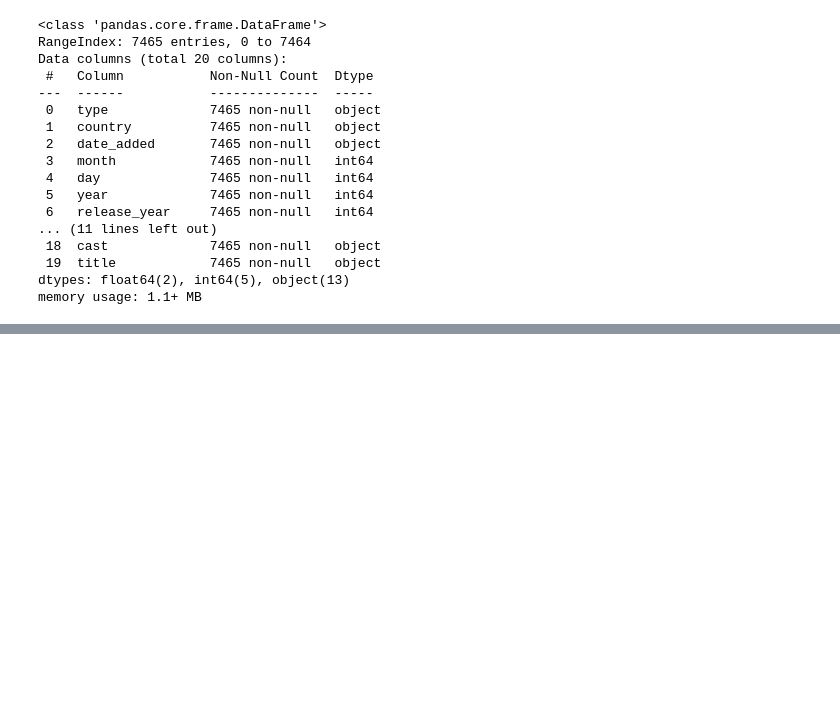
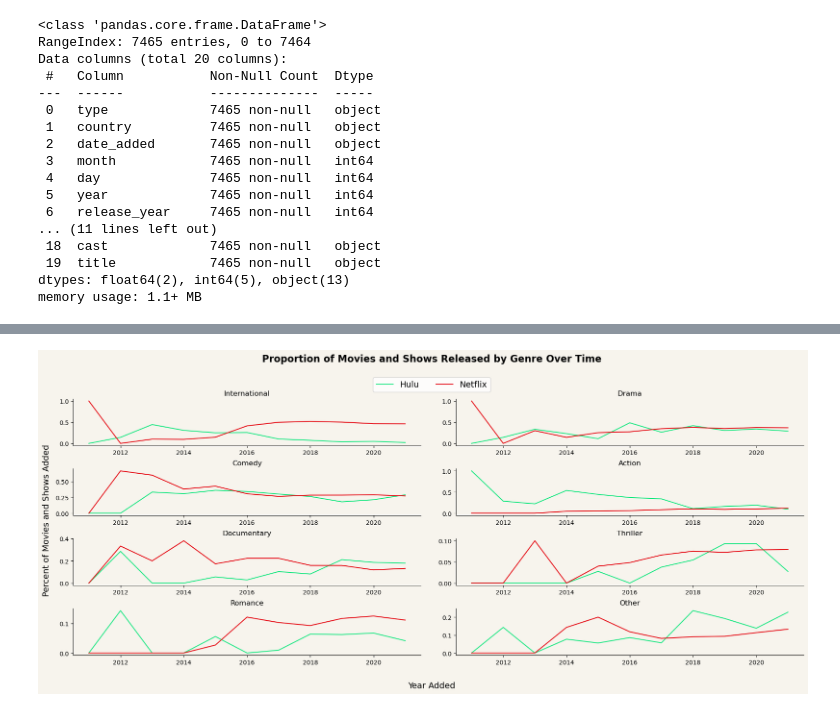
Before and after one commit to RickyMiura/Netflix-Hulu-EDA, a Jupyter notebook: ricky_eda.ipynb, the cells around one changed output, grey strips where cells are left out. Saved outputs shown, nothing was run; the diff lists cells and outputs as text; code cells hidden in the pictures; blank space fills up the shorter version.

```diff
--- a/ricky_eda.ipynb
+++ b/ricky_eda.ipynb
@@ -74,6 +94,6 @@ genre_counts
 # %%
 genre_counts = {}
-for row in shows_df.iterrows():
+for row in df_netflix.iterrows():
     lst = row[1]['listed_in'].split(',')
     for genre in lst:
         genre = genre.strip()
@@ -233,0 +174,44 @@ Name: count, dtype: int64
+# %%
+def get_genre(genre):
+    if genre=='international':
+        return 'International'
+    elif genre=='drama':
+        return 'Drama'
+    elif genre=='comed':
+        return 'Comedy'
+    elif genre=='action':
+        return 'Action'
+    elif genre=='docu':
+        return 'Documentary'
+    elif genre=='thriller':
+        return 'Thriller'
+    elif genre=='roman':
+        return 'Romance'
+    elif genre=='other':
+        return 'Other'
+# %%
+fig, ax = plt.subplots(figsize=(20,8), nrows=4, ncols=2)
+ax_ind = [[0,0], [0,1], [1,0], [1,1], [2,0], [2,1], [3,0], [3,1]]
+genre_list = ['international', 'drama', 'comed', 'action', 'docu', 'thriller', 'roman', 'other']
+for ind, genre in zip(ax_ind, genre_list):
+    hulu_grouped = hulu_genres_df.groupby('year')[genre].mean()
+    net_grouped = net_genres_df.groupby('year')[genre].mean()
+    ax[ind[0], ind[1]].plot(hulu_grouped, color = '#1ce783', label='Hulu')
+    ax[ind[0], ind[1]].plot(net_grouped, color = '#E50914', label='Netflix')
+    ax[ind[0], ind[1]].set_title(get_genre(genre))
+    ax[ind[0], ind[1]].spines['top'].set_visible(False)
+    ax[ind[0], ind[1]].spines['right'].set_visible(False)
+    ax[ind[0], ind[1]].set_facecolor(color='#f7f4ed')
+
+handles, labels = ax[0, 0].get_legend_handles_labels()
+fig.legend(handles, labels, loc='upper center', bbox_to_anchor=(0.47, 0.925), ncol=2, fontsize=14)
+fig.suptitle('Proportion of Movies and Shows Released by Genre Over Time', weight='bold', x=0.47, ha='center', size=16)
+fig.supxlabel('Year Added', x=0.47, ha='center', size=14)
+fig.supylabel('Percent of Movies and Shows Added', size=14)
+fig.patch.set_facecolor('#f7f4ed')
+plt.subplots_adjust(wspace=0.1, hspace=0.5)
+plt.subplots_adjust(top=0.85)
+plt.subplots_adjust(left=0.0555)
+plt.show()
+# %% [output]
+[figure, added]
```
Also changed, not shown: parts of 26 cells of this notebook.
